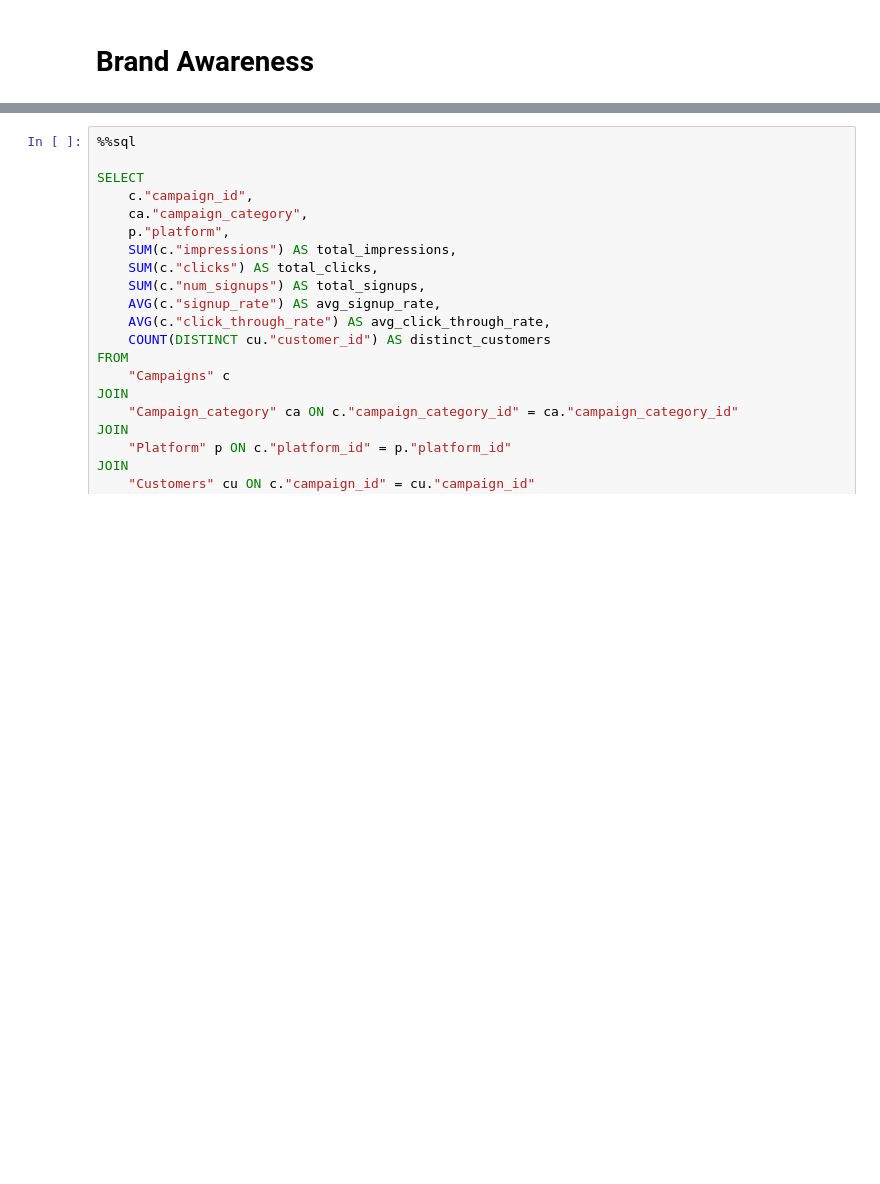
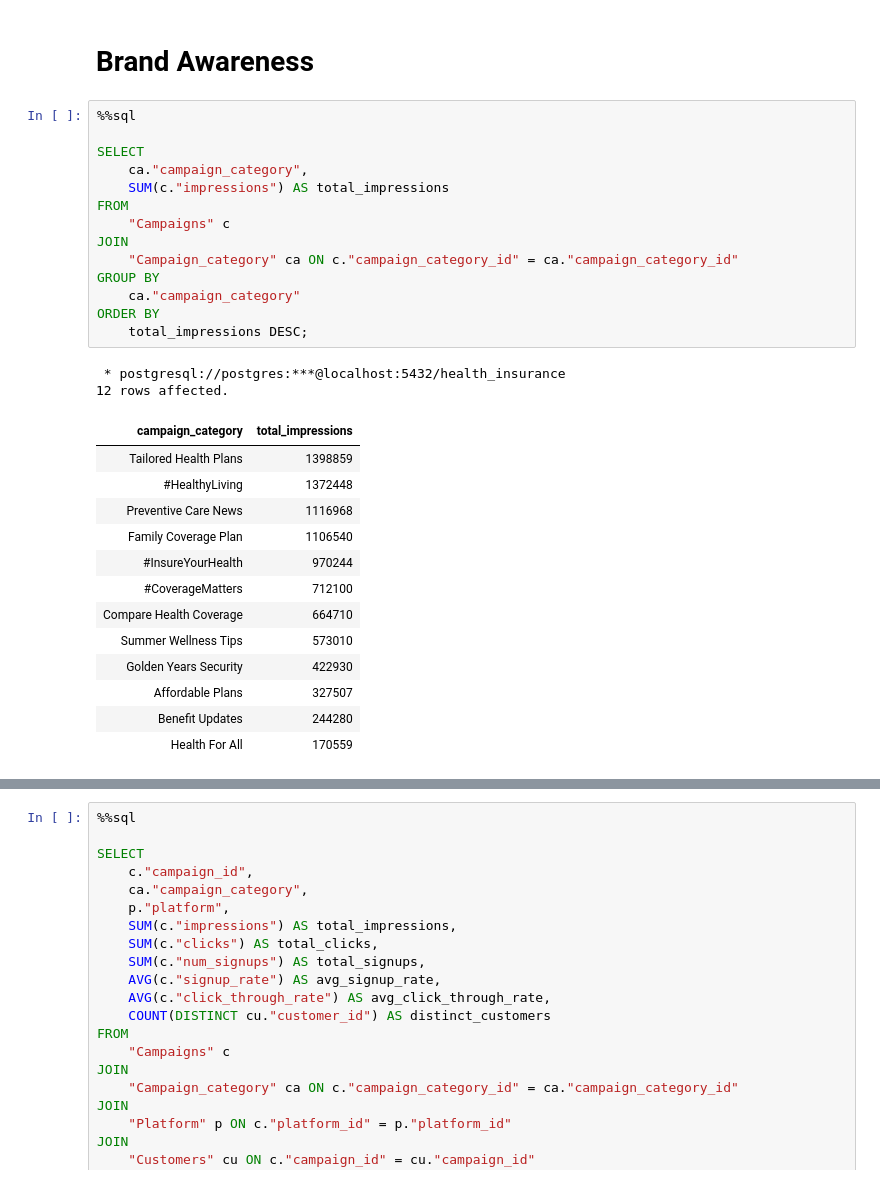
Before and after one commit to The-DigitalAcademy/Health_Insurance, a Jupyter notebook: SQL_Analysis.ipynb, the cells around one changed output, grey strips where cells are left out. Cells and saved outputs as stored; diff of their text form; blank space fills up the shorter version.

```diff
--- a/SQL_Analysis.ipynb
+++ b/SQL_Analysis.ipynb
@@ -424,3 +415,33 @@ Limit 10;
 | 2023 | CAM018 | Health For All | Email | 191997.70702200054 | 531198.0 | 0.36144282738639794 | ... |
 # %% [markdown]
 # Brand Awareness
+# %%
+%%sql
+
+SELECT
+    ca."campaign_category",
+    SUM(c."impressions") AS total_impressions
+FROM
+    "Campaigns" c
+JOIN
+    "Campaign_category" ca ON c."campaign_category_id" = ca."campaign_category_id"
+GROUP BY
+    ca."campaign_category"
+ORDER BY
+    total_impressions DESC;
+# %% [output]
+ * postgresql://postgres:***@localhost:5432/health_insurance
+12 rows affected.
+| campaign_category | total_impressions |
+| Tailored Health Plans | 1398859 |
+| #HealthyLiving | 1372448 |
+| Preventive Care News | 1116968 |
+| Family Coverage Plan | 1106540 |
+| #InsureYourHealth | 970244 |
+| #CoverageMatters | 712100 |
+| Compare Health Coverage | 664710 |
+| Summer Wellness Tips | 573010 |
+| Golden Years Security | 422930 |
+| Affordable Plans | 327507 |
+| Benefit Updates | 244280 |
+| Health For All | 170559 |
```
Also changed, not shown: parts of 4 cells of this notebook, 3 other files.
